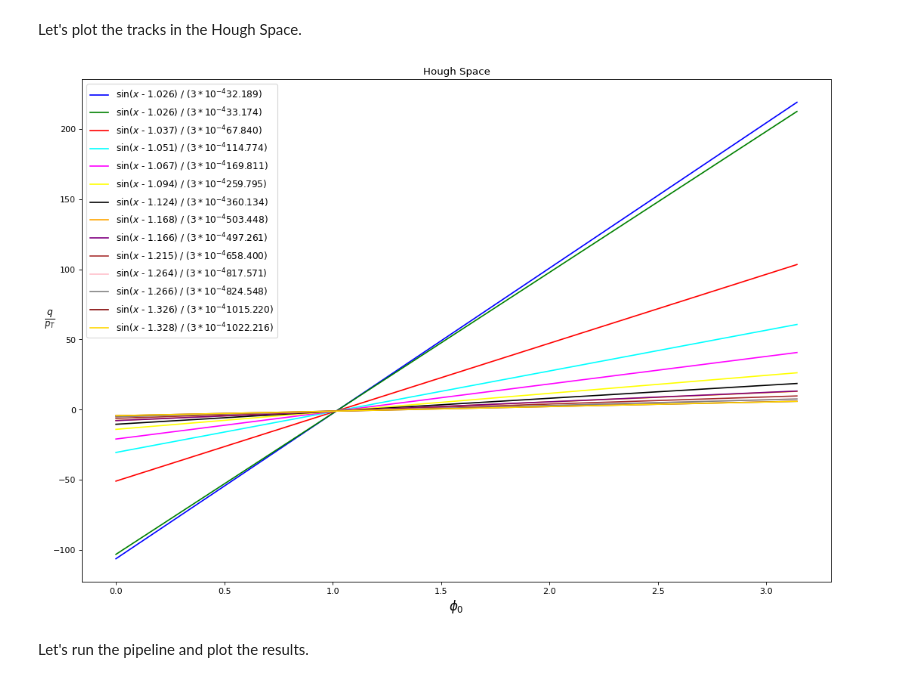
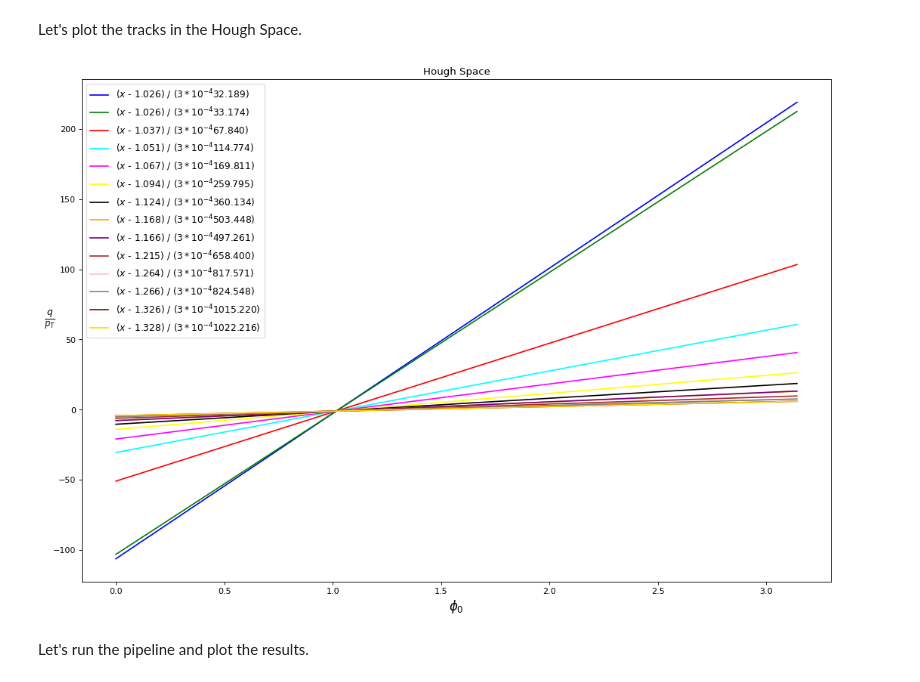
Before and after one commit to asalzburger/sms2021-tra-tra, a Jupyter notebook: src/notebooks/issue5/Helical Hough Transform v2.ipynb, the cells around one changed output. Cells and saved outputs as stored; diff of their text form; code cells hidden in the pictures.

```diff
--- a/src/notebooks/issue5/Helical Hough Transform v2.ipynb
+++ b/src/notebooks/issue5/Helical Hough Transform v2.ipynb
@@ -110,23 +114,26 @@ Let's plot the tracks in the Hough Space.
 # %%
 min_y, max_y = float('inf'), float('-inf')
 
 plt.figure(figsize=(16, 11), dpi=80)
 for idx, track in enumerate(all_tracks):
     r, phi = track
-    label = '$\sin$($x$ - ' + '{:.3f}'.format(phi) + ') / ($3*10^{-4}$' + '{:.3f}'.format(r) + ')'
+    if use_sin:
+        label = '$\sin$($x$ - ' + '{:.3f}'.format(phi) + ') / ($3*10^{-4}$' + '{:.3f}'.format(r) + ')'
+    else:
+        label = '($x$ - ' + '{:.3f}'.format(phi) + ') / ($3*10^{-4}$' + '{:.3f}'.format(r) + ')'
     ys = np.sin(x_range - phi) / (A * r) if use_sin else (x_range - phi) / (A * r)
     min_y = min(np.min(ys), min_y)
     max_y = max(np.max(ys), max_y)
     plt.plot(x_range, ys, label=label, color=colors[idx % len(colors)])
 
 plt.xlabel('$\phi_0$', fontsize=15)
 h = plt.ylabel('$\\frac{q}{p_T}$', fontsize=15)
 h.set_rotation(0)
 plt.title('Hough Space')
 plt.legend(loc='best', prop={'size': 11})
 plt.show()
 # %% [output]
-[figure, old version]
+[figure, new version]
 # %% [markdown]
 Let's run the pipeline and plot the results.
 # %%
```
Also changed, not shown: parts of 17 cells of this notebook, 17 other files.
